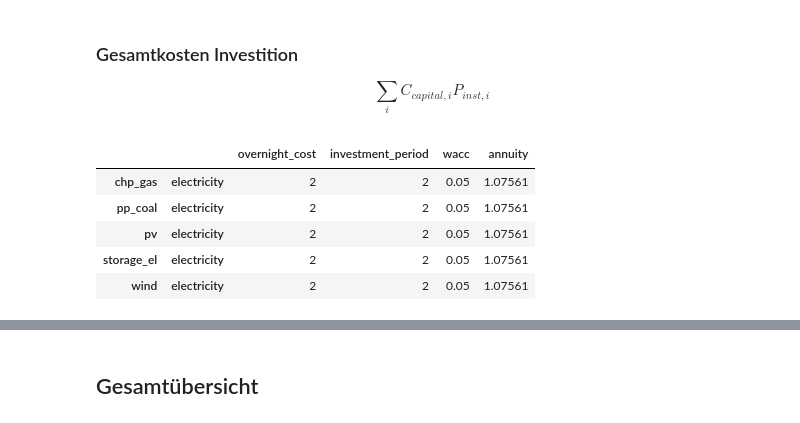
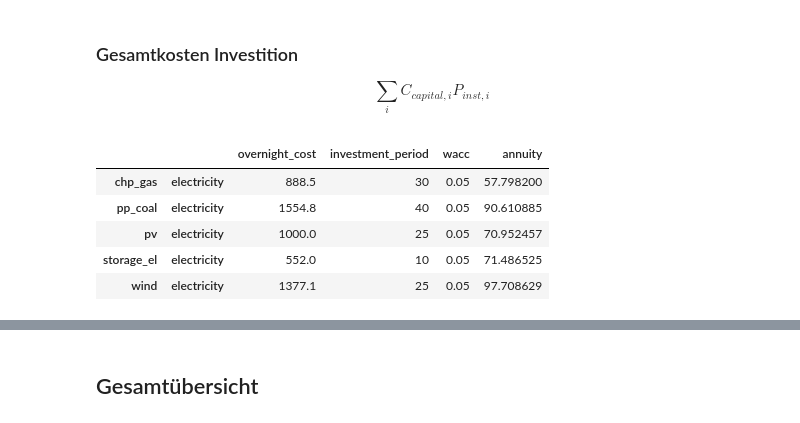
Before and after one commit to rl-institut/workshop, a Jupyter notebook: oemof/2_Beispiel_und_Uebung/2_Processing_results_and_plotting.ipynb, the cells around one changed output, grey strips where cells are left out. Saved outputs shown, nothing was run; the diff lists cells and outputs as text; code cells hidden in the pictures.

```diff
--- a/oemof/2_Beispiel_und_Uebung/2_Processing_results_and_plotting.ipynb
+++ b/oemof/2_Beispiel_und_Uebung/2_Processing_results_and_plotting.ipynb
@@ -380,30 +382,30 @@ Name: summed_variable_costs, dtype: float64
 ### Gesamtkosten Investition
 $$\sum_{i} C_{capital,i} P_{inst,i}$$
 # %%
-overnight_costs = pd.Series({('chp_gas', 'electricity'): 2,
-                   ('pp_coal', 'electricity'): 2,
-                   ('pv', 'electricity'): 2,
-                   ('storage_el', 'electricity'): 2,
-                   ('wind', 'electricity'): 2}).rename('overnight_cost')
+overnight_costs = pd.Series({('chp_gas', 'electricity'): 888.5,
+                   ('pp_coal', 'electricity'): 1554.8,
+                   ('pv', 'electricity'): 1000,
+                   ('storage_el', 'electricity'): 552,
+                   ('wind', 'electricity'): 1377.1}).rename('overnight_cost')
 
-investment_periods = pd.Series({('chp_gas', 'electricity'): 2,
-                      ('pp_coal', 'electricity'): 2,
-                      ('pv', 'electricity'): 2,
-                      ('storage_el', 'electricity'): 2,
-                      ('wind', 'electricity'): 2}).rename('investment_period')
+investment_periods = pd.Series({('chp_gas', 'electricity'): 30,
+                      ('pp_coal', 'electricity'): 40,
+                      ('pv', 'electricity'): 25,
+                      ('storage_el', 'electricity'): 10,
+                      ('wind', 'electricity'): 25}).rename('investment_period')
 
 wacc = 0.05
 def get_annuity(df):
     return annuity(df['overnight_cost'], df['investment_period'], df['wacc'])
 
 annuity_calculation = pd.concat([overnight_costs, investment_periods], axis=1)
 annuity_calculation['wacc'] = wacc
 annuity_calculation['annuity'] = annuity_calculation.apply(get_annuity, axis=1)
 annuity_calculation
 # %% [output]
 |  |  | overnight_cost | investment_period | wacc | annuity |
-| chp_gas | electricity | 2 | 2 | 0.05 | 1.07561 |
-| pp_coal | electricity | 2 | 2 | 0.05 | 1.07561 |
-| pv | electricity | 2 | 2 | 0.05 | 1.07561 |
-| storage_el | electricity | 2 | 2 | 0.05 | 1.07561 |
-| wind | electricity | 2 | 2 | 0.05 | 1.07561 |
+| chp_gas | electricity | 888.5 | 30 | 0.05 | 57.798200 |
+| pp_coal | electricity | 1554.8 | 40 | 0.05 | 90.610885 |
+| pv | electricity | 1000.0 | 25 | 0.05 | 70.952457 |
+| storage_el | electricity | 552.0 | 10 | 0.05 | 71.486525 |
+| wind | electricity | 1377.1 | 25 | 0.05 | 97.708629 |
```
Also changed, not shown: parts of 17 cells of this notebook.
